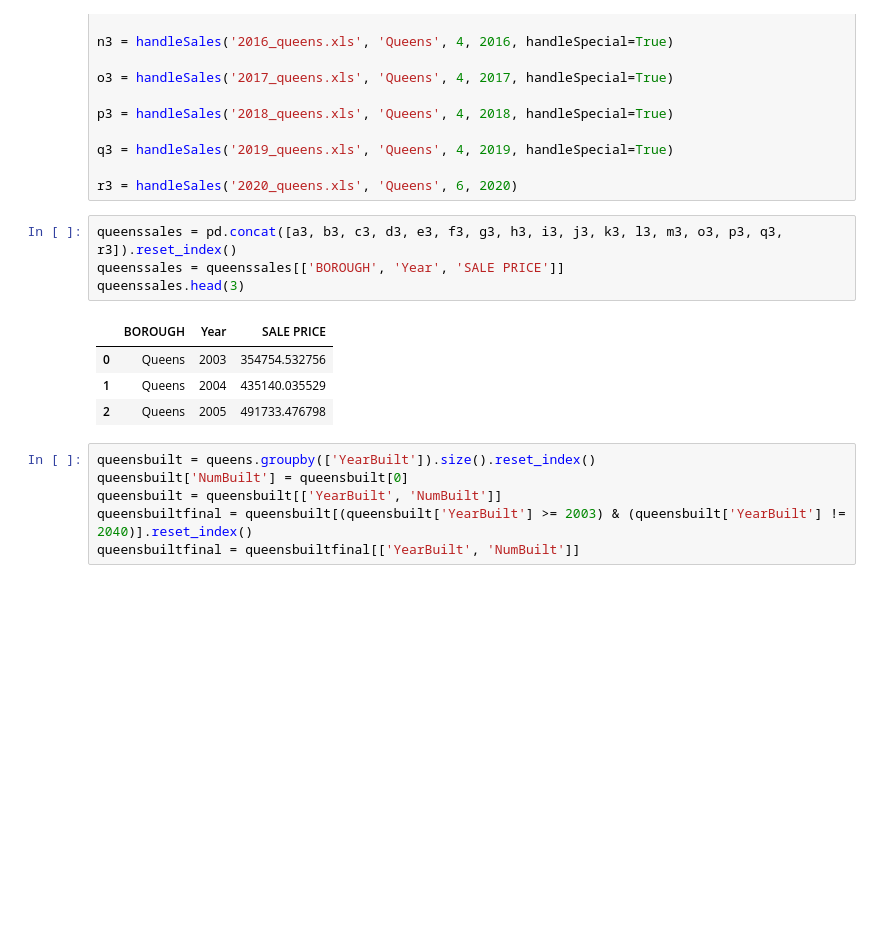
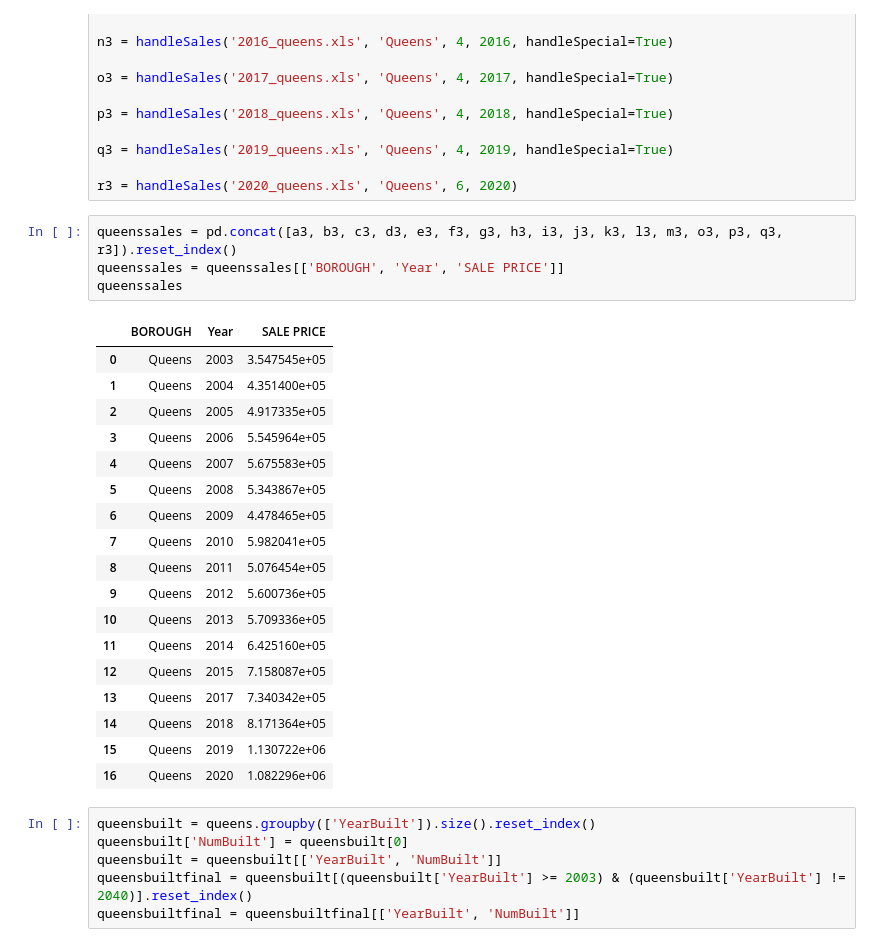
Before and after one commit to RobertBangiyev/ZoningandHousing, a Jupyter notebook: Robert Bangiyev - Final Project.ipynb, the cells around one changed output. Drawn from its saved outputs; the diff is of its cells as text; blank space fills up the shorter version.

```diff
--- a/Robert Bangiyev - Final Project.ipynb
+++ b/Robert Bangiyev - Final Project.ipynb
@@ -313,12 +390,26 @@ r3 = handleSales('2020_queens.xls', 'Queens', 6, 2020)
 # %%
 queenssales = pd.concat([a3, b3, c3, d3, e3, f3, g3, h3, i3, j3, k3, l3, m3, o3, p3, q3, r3]).reset_index()
 queenssales = queenssales[['BOROUGH', 'Year', 'SALE PRICE']]
-queenssales.head(3)
+queenssales
 # %% [output]
 |  | BOROUGH | Year | SALE PRICE |
-| 0 | Queens | 2003 | 354754.532756 |
-| 1 | Queens | 2004 | 435140.035529 |
-| 2 | Queens | 2005 | 491733.476798 |
+| 0 | Queens | 2003 | 3.547545e+05 |
+| 1 | Queens | 2004 | 4.351400e+05 |
+| 2 | Queens | 2005 | 4.917335e+05 |
+| 3 | Queens | 2006 | 5.545964e+05 |
+| 4 | Queens | 2007 | 5.675583e+05 |
+| 5 | Queens | 2008 | 5.343867e+05 |
+| 6 | Queens | 2009 | 4.478465e+05 |
+| 7 | Queens | 2010 | 5.982041e+05 |
+| 8 | Queens | 2011 | 5.076454e+05 |
+| 9 | Queens | 2012 | 5.600736e+05 |
+| 10 | Queens | 2013 | 5.709336e+05 |
+| 11 | Queens | 2014 | 6.425160e+05 |
+| 12 | Queens | 2015 | 7.158087e+05 |
+| 13 | Queens | 2017 | 7.340342e+05 |
+| 14 | Queens | 2018 | 8.171364e+05 |
+| 15 | Queens | 2019 | 1.130722e+06 |
+| 16 | Queens | 2020 | 1.082296e+06 |
 # %%
 queensbuilt = queens.groupby(['YearBuilt']).size().reset_index()
 queensbuilt['NumBuilt'] = queensbuilt[0]
```
Also changed, not shown: parts of 16 cells of this notebook, 1 other file.
